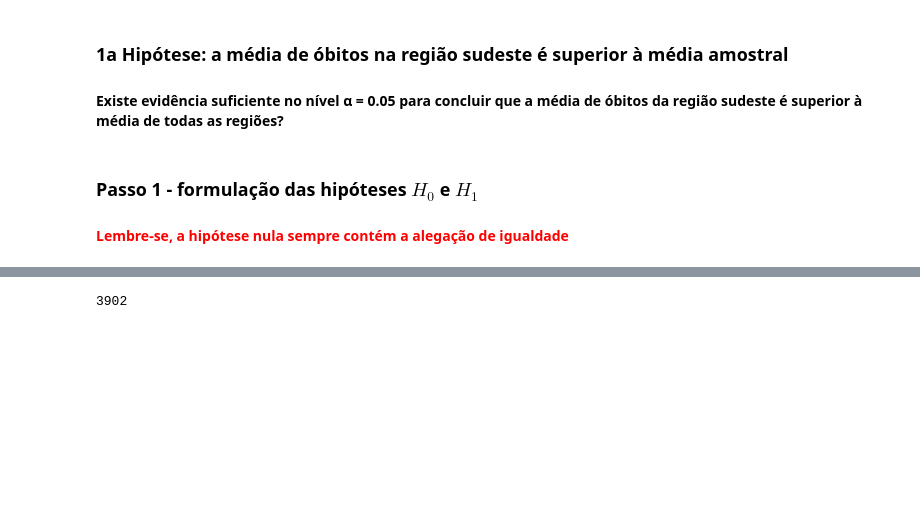
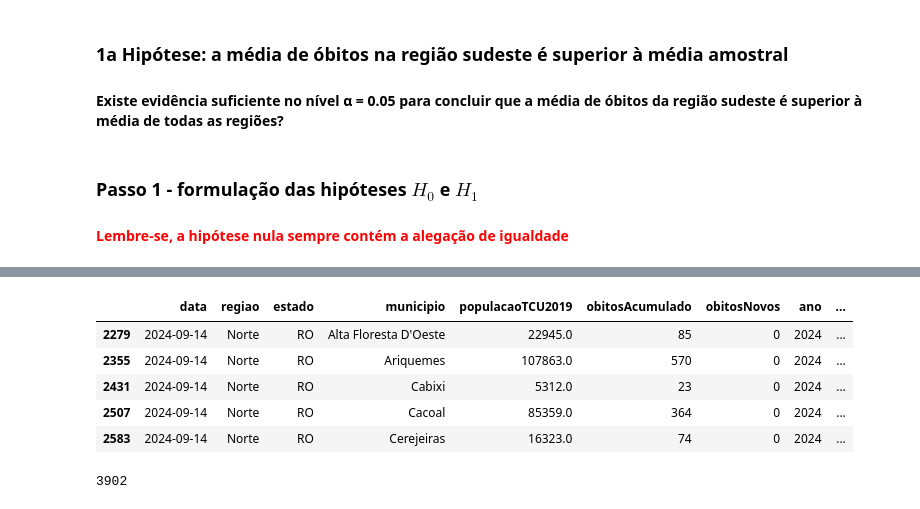
Before and after one commit to vishmaria/Estatistica-com-Python, a Jupyter notebook: Atividades/A2_estatistica.ipynb, the cells around one changed output, grey strips where cells are left out. Saved outputs shown, nothing was run; the diff lists cells and outputs as text; code cells hidden in the pictures; blank space fills up the shorter version.

```diff
--- a/Atividades/A2_estatistica.ipynb
+++ b/Atividades/A2_estatistica.ipynb
@@ -325,3 +329,12 @@ dados_sudeste = dados_sudeste.dropna()
+# %%
+dados_sem_sudeste.head()
+# %% [output]
+|  | data | regiao | estado | municipio | populacaoTCU2019 | obitosAcumulado | obitosNovos | ano | ... |
+| 2279 | 2024-09-14 | Norte | RO | Alta Floresta D'Oeste | 22945.0 | 85 | 0 | 2024 | ... |
+| 2355 | 2024-09-14 | Norte | RO | Ariquemes | 107863.0 | 570 | 0 | 2024 | ... |
+| 2431 | 2024-09-14 | Norte | RO | Cabixi | 5312.0 | 23 | 0 | 2024 | ... |
+| 2507 | 2024-09-14 | Norte | RO | Cacoal | 85359.0 | 364 | 0 | 2024 | ... |
+| 2583 | 2024-09-14 | Norte | RO | Cerejeiras | 16323.0 | 74 | 0 | 2024 | ... |
 # %%
 dados_sem_sudeste.shape[0]
 # %% [output]
```
Also changed, not shown: parts of 9 cells of this notebook.
